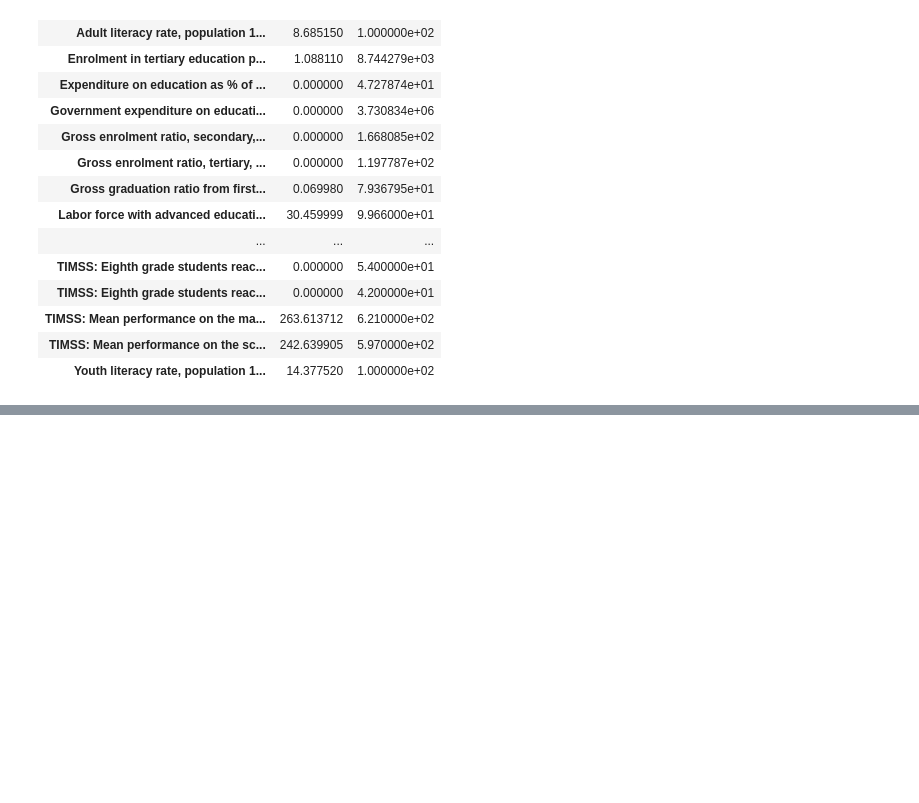
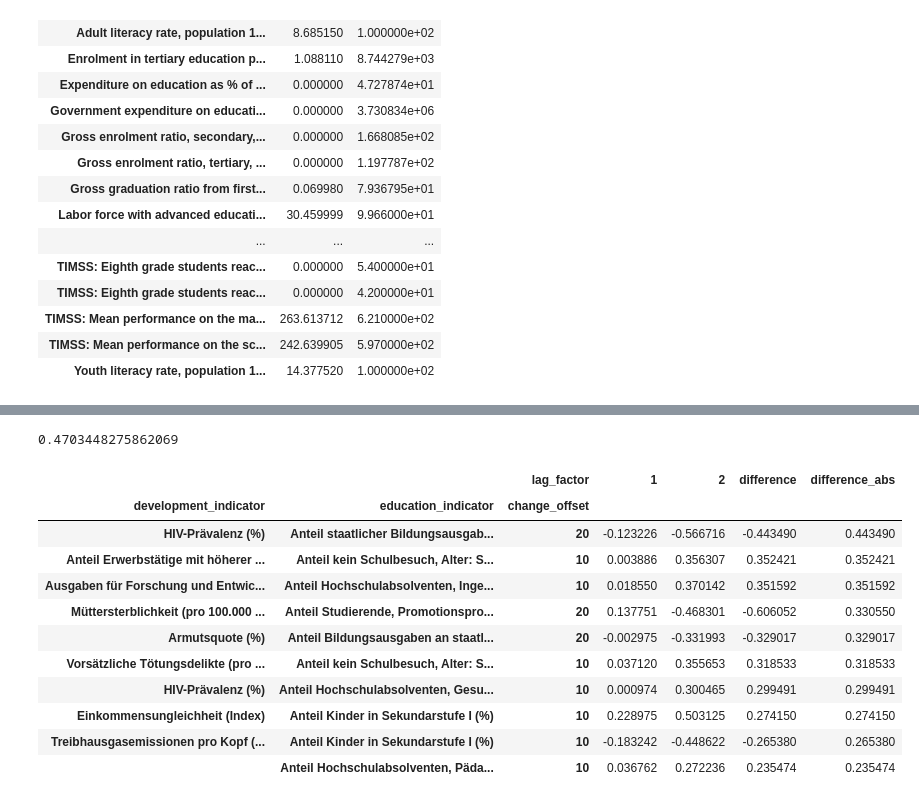
Before and after one commit to EckbertRadieschen/Analysis-App---Bildung-Entwicklung-international-, a Jupyter notebook: notebooks/abschlussprojekt.ipynb, the cells around one changed output, grey strips where cells are left out. Drawn from its saved outputs; the diff is of its cells as text; code cells hidden in the pictures; blank space fills up the shorter version.

```diff
--- a/notebooks/abschlussprojekt.ipynb
+++ b/notebooks/abschlussprojekt.ipynb
@@ -616,7 +603,7 @@ load_correlation_results()
 # %%
-correlation_results = load_config(TEST_CORRELATION_RESULTS)
+correlation_results = load_config(CORRELATION_RESULTS)
 
-df_correlation = load_correlation_results()
+df_correlation = load_correlation_results(CORRELATION_RESULTS)
 
 short_analysis_frame(df_correlation)
 # %% [output]
@@ -683,0 +666,18 @@ np.int64(440)
+# %%
+comparison = df_correlation.pivot_table(
+    index=[
+        "development_indicator",
+        "education_indicator",
+        "change_offset"
+    ],
+    columns="lag_factor",
+    values="pearson_r"
+)
+
+comparison = comparison.dropna()
+
+comparison["difference"] = (
+    comparison[2] - comparison[1]
+)
+
+print(comparison["difference"].describe())
@@ -683,0 +694,26 @@ np.int64(440)
+# %%
+print((comparison[2].abs() > comparison[1].abs()).mean())
+# %% [output]
+0.4703448275862069
+# %%
+comparison["difference_abs"] = (
+    comparison[2].abs() - comparison[1].abs()
+)
+
+comparison.sort_values(
+    "difference_abs",
+    ascending=False
+).head(10)
+# %% [output]
+|  |  | lag_factor | 1 | 2 | difference | difference_abs |
+| development_indicator | education_indicator | change_offset |  |  |  |  |
+| HIV-Prävalenz (%) | Anteil staatlicher Bildungsausgab... | 20 | -0.123226 | -0.566716 | -0.443490 | 0.443490 |
+| Anteil Erwerbstätige mit höherer ... | Anteil kein Schulbesuch, Alter: S... | 10 | 0.003886 | 0.356307 | 0.352421 | 0.352421 |
+| Ausgaben für Forschung und Entwic... | Anteil Hochschulabsolventen, Inge... | 10 | 0.018550 | 0.370142 | 0.351592 | 0.351592 |
+| Müttersterblichkeit (pro 100.000 ... | Anteil Studierende, Promotionspro... | 20 | 0.137751 | -0.468301 | -0.606052 | 0.330550 |
+| Armutsquote (%) | Anteil Bildungsausgaben an staatl... | 20 | -0.002975 | -0.331993 | -0.329017 | 0.329017 |
+| Vorsätzliche Tötungsdelikte (pro ... | Anteil kein Schulbesuch, Alter: S... | 10 | 0.037120 | 0.355653 | 0.318533 | 0.318533 |
+| HIV-Prävalenz (%) | Anteil Hochschulabsolventen, Gesu... | 10 | 0.000974 | 0.300465 | 0.299491 | 0.299491 |
+| Einkommensungleichheit (Index) | Anteil Kinder in Sekundarstufe I (%) | 10 | 0.228975 | 0.503125 | 0.274150 | 0.274150 |
+| Treibhausgasemissionen pro Kopf (... | Anteil Kinder in Sekundarstufe I (%) | 10 | -0.183242 | -0.448622 | -0.265380 | 0.265380 |
+|  | Anteil Hochschulabsolventen, Päda... | 10 | 0.036762 | 0.272236 | 0.235474 | 0.235474 |
```
Also changed, not shown: parts of 15 cells of this notebook, 13 other files.
